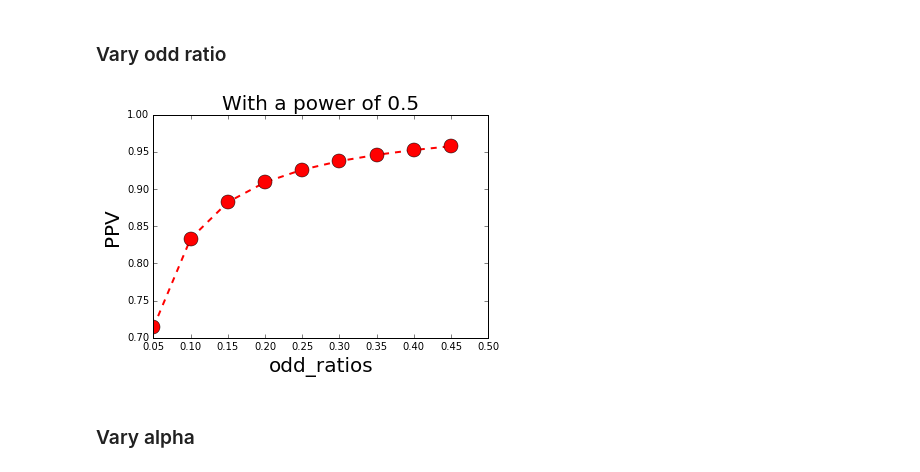
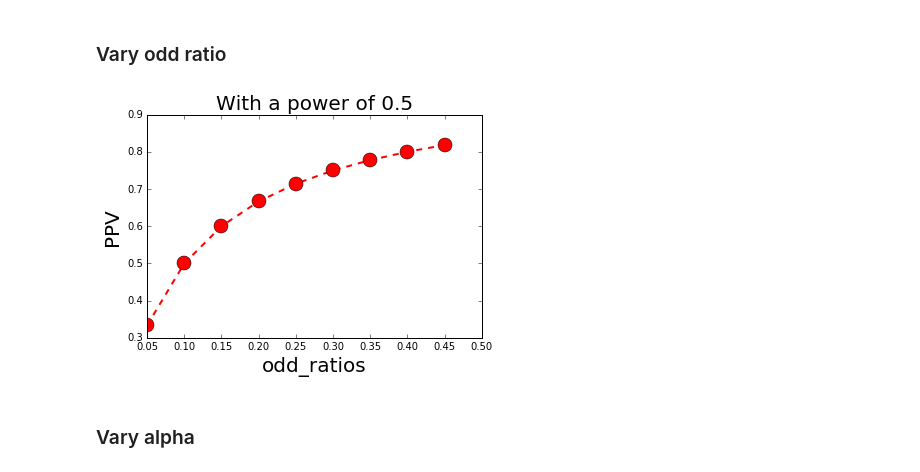
Before and after one commit to yukaizou2015/module-stats, a Jupyter notebook: notebooks/Positive-Predictive-Value.ipynb, the cells around one changed output. Cells and saved outputs as stored; diff of their text form; code cells hidden in the pictures.

```diff
--- a/notebooks/Positive-Predictive-Value.ipynb
+++ b/notebooks/Positive-Predictive-Value.ipynb
@@ -203,7 +201,14 @@ def PPV_OR(odd_ratio, power, alpha, verbose=True):
 # %%
 def plot_ppv(xvalues, yvalues, xlabel, ylabel, title):
     '''
+    simply plot yvalues against xvalues, with labels and title
+
+    Parameters:
+    -----------
+    xvalues, yvalues : iterables of numbers
+    labels and title : string
     '''
+
     fig = plt.figure();
     axis = fig.add_subplot(1, 1, 1)
     axis.plot(xvalues, yvalues, color='red', marker='o', linestyle='dashed',
@@ -238,19 +246,21 @@ plot_ppv(Pw, ppvs, xlabel, ylabel, figure_title);
 # %% [markdown]
 ### Vary odd ratio
 # %%
+#-----------------------------------------------------------------
 # Vary odd ratio:
 Pw = .5
+alph = .05
 odd_ratios = np.arange(.05,.5,.05)
 ppvs = [PPV_OR(R, Pw, alph, verbose = False) for R in odd_ratios]
 xlabel = 'odd_ratios'
 ylabel = 'PPV'
 figure_title = 'With a power of {power}'.format(power=Pw)
 
-assert len(odd_ratios) == len(ppvs)
-
+#-----------------------------------------------------------------
+# print
 plot_ppv(odd_ratios, ppvs, xlabel, ylabel, figure_title);
 # %% [output]
-[figure, old version]
+[figure, new version]
 # %% [markdown]
 ### Vary alpha
 # %%
```
Also changed, not shown: parts of 9 cells of this notebook, 1 other file.
